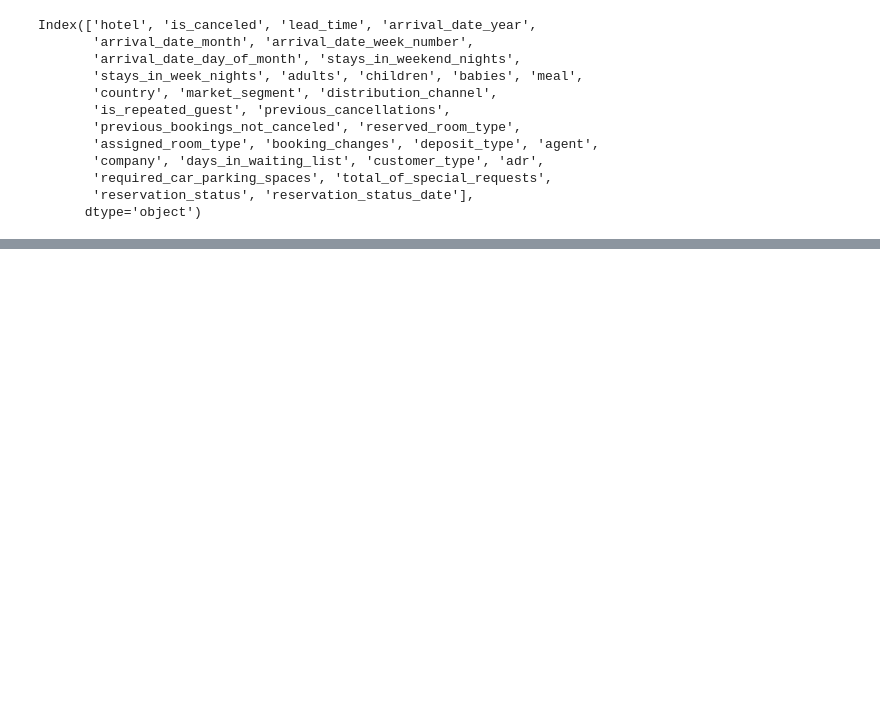
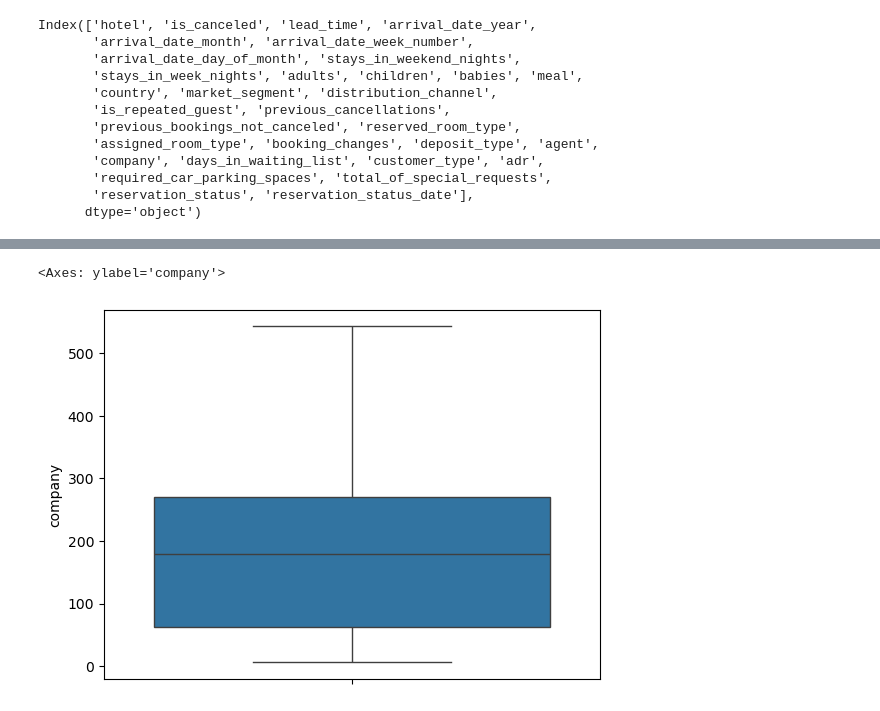
Before and after one commit to khanni1/AP_DA, a Jupyter notebook: AP/data_profiling/1.ipynb, the cells around one changed output, grey strips where cells are left out. Saved outputs shown, nothing was run; the diff lists cells and outputs as text; code cells hidden in the pictures; blank space fills up the shorter version.

```diff
--- a/AP/data_profiling/1.ipynb
+++ b/AP/data_profiling/1.ipynb
@@ -169,0 +203,5 @@ Index(['hotel', 'is_canceled', 'lead_time', 'arrival_date_year',
+# %%
+sns.boxplot(data['company'])
+# %% [output]
+<Axes: ylabel='company'>
+[figure, added]
```
Also changed, not shown: parts of 4 cells of this notebook.
